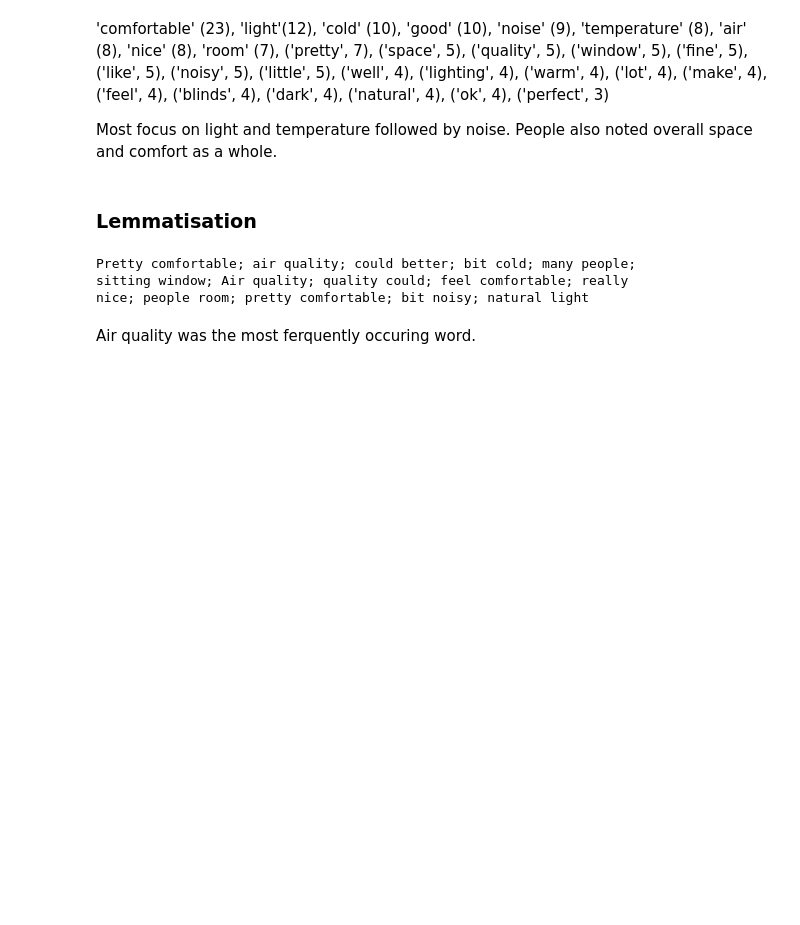
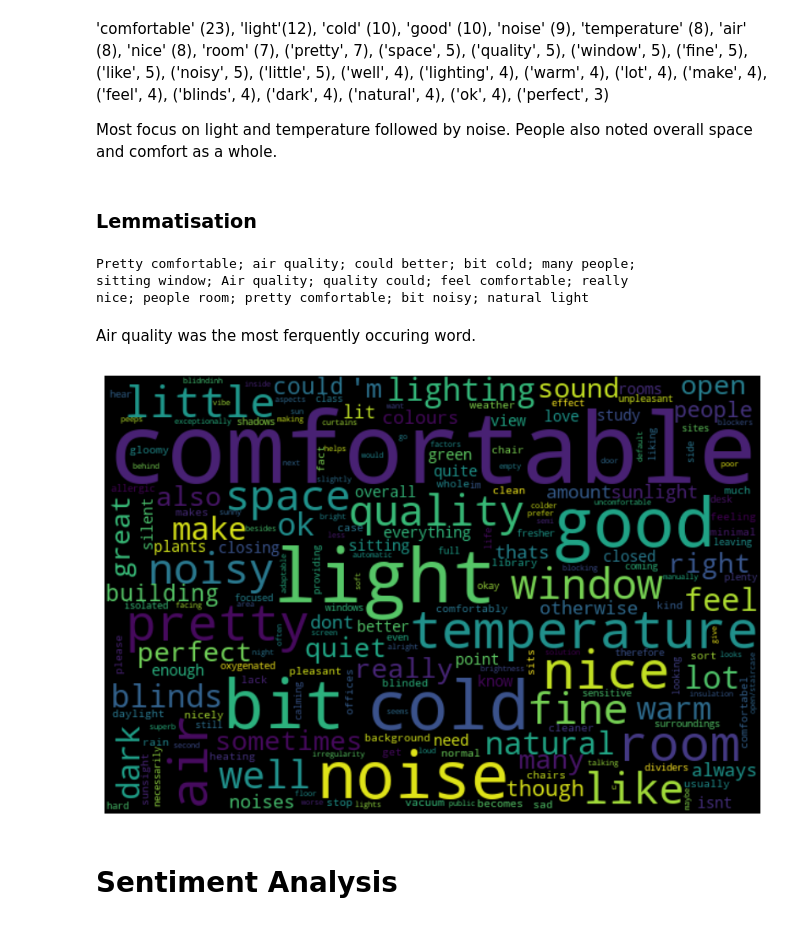
Before and after one commit to shrutirao94/language-comfort-emotions, a Jupyter notebook: analysis.ipynb, the cells around one changed output. Cells and saved outputs as stored; diff of their text form; code cells hidden in the pictures; blank space fills up the shorter version.

```diff
--- a/analysis.ipynb
+++ b/analysis.ipynb
@@ -257,3 +270,19 @@ sitting window; Air quality; quality could; feel comfortable; really
 nice; people room; pretty comfortable; bit noisy; natural light
 # %% [markdown]
 Air quality was the most ferquently occuring word.
+# %%
+from collections import Counter
+combo_comfort_cloud=Counter(combo_comfort_list)
+
+wordcloud = WordCloud(width=600,
+                     height=400,
+                     random_state=2,
+                     max_font_size=100).generate_from_frequencies(combo_comfort_cloud)
+
+plt.figure(figsize=(10, 7))
+plt.imshow(wordcloud, interpolation='bilinear')
+plt.axis('off');
+# %% [output]
+[figure, added]
+# %% [markdown]
+# Sentiment Analysis
```
Also changed, not shown: parts of 8 cells of this notebook.
